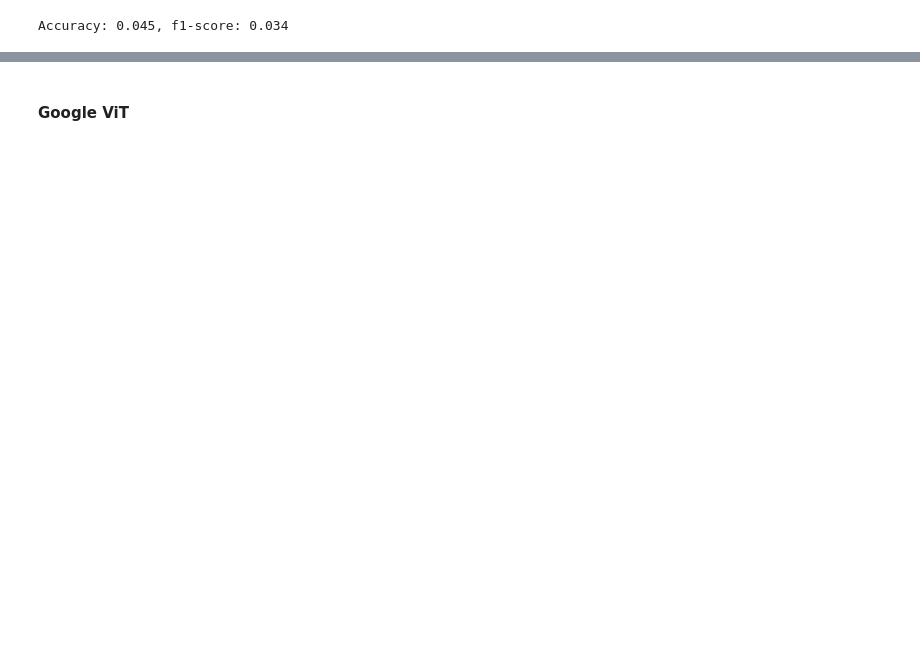
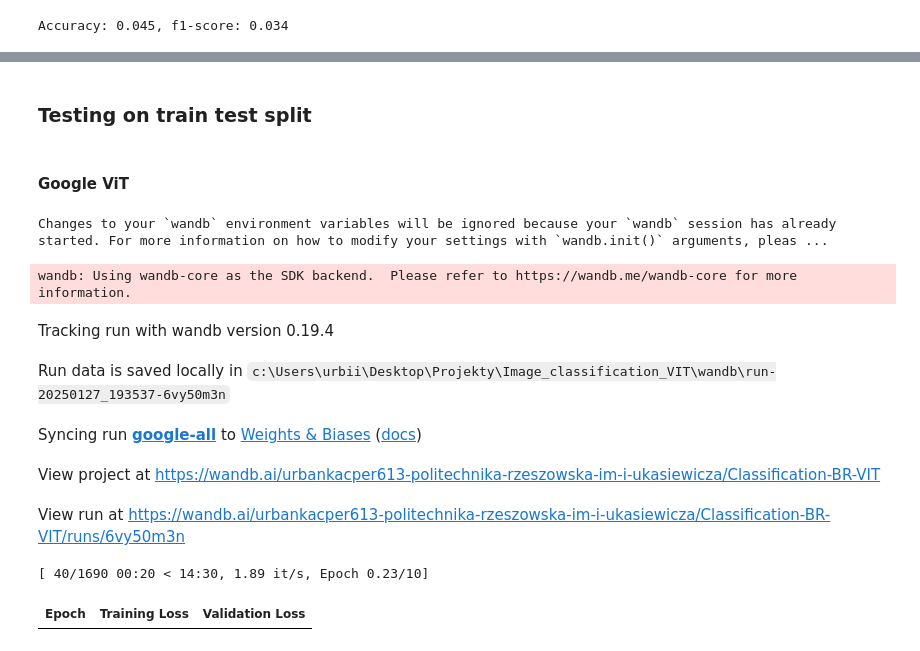
Before and after one commit to KacperUrban/Image_classification_VIT, a Jupyter notebook: main.ipynb, the cells around one changed output, grey strips where cells are left out. Drawn from its saved outputs; the diff is of its cells as text; code cells hidden in the pictures; blank space fills up the shorter version.

Commit message:
Added test on balanced dataset

```diff
--- a/main.ipynb
+++ b/main.ipynb
@@ -678,2 +667,33 @@ train_dataset, val_dataset = train_val_dataset["train"], train_val_dataset["test
-# %% [markdown]
-#### Google ViT
+# %% [markdown]
+### Testing on train test split
+# %%
+df_information = pd.read_csv("data/data_informations.csv")
+
+dataset = Dataset.from_dict({
+    "image": df_information.iloc[:, 0].to_list(),
+    "label": df_information.iloc[:, 1].to_list()
+}).cast_column("image", Image())
+
+
+train_val_dataset = dataset.class_encode_column("label").train_test_split(test_size=0.1, seed=42, stratify_by_column='label')
+val_test_dataset = train_val_dataset['test'].train_test_split(test_size=0.5, seed=42, stratify_by_column='label')
+train_dataset, val_dataset, test_dataset = train_val_dataset['train'], val_test_dataset['train'], val_test_dataset['test']
+# %% [markdown]
+#### Google ViT
+# %%
+model = ViTForImageClassification.from_pretrained("models/google/model")
+processor = ViTImageProcessor.from_pretrained("models/google/processor")
+
+train_dataset_google, val_dataset_google, test_dataset_google = prepare_dataset(processor, train_dataset, val_dataset, test_dataset)
+# %%
+trained_model = train_model(model, processor, train_dataset_google, val_dataset_google, "google-all")
+# %% [output]
+Changes to your `wandb` environment variables will be ignored because your `wandb` session has already started. For more information on how to modify your settings with `wandb.init()` arguments, pleas ...
+wandb: Using wandb-core as the SDK backend.  Please refer to https://wandb.me/wandb-core for more information.
+Tracking run with wandb version 0.19.4
+Run data is saved locally in c:\Users\urbii\Desktop\Projekty\Image_classification_VIT\wandb\run-20250127_193537-6vy50m3n
+Syncing run google-all to Weights & Biases (docs)
+View project at https://wandb.ai/urbankacper613-politechnika-rzeszowska-im-i-ukasiewicza/Classification-BR-VIT
+View run at https://wandb.ai/urbankacper613-politechnika-rzeszowska-im-i-ukasiewicza/Classification-BR-VIT/runs/6vy50m3n
+[ 40/1690 00:20 < 14:30, 1.89 it/s, Epoch 0.23/10]
+| Epoch | Training Loss | Validation Loss |
```
Also changed, not shown: parts of 4 cells of this notebook.
